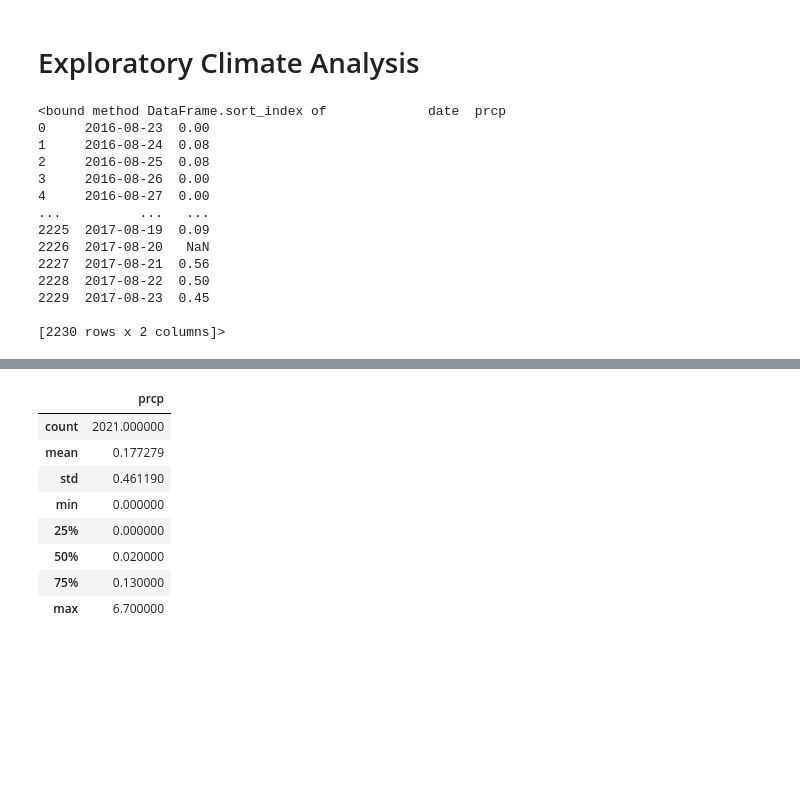
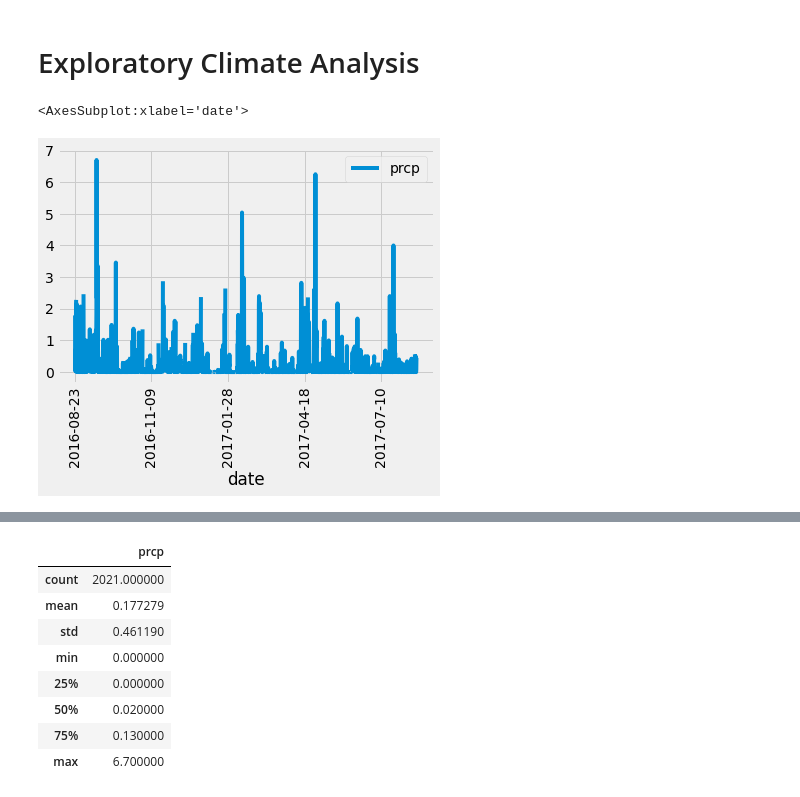
Before and after one commit to KManthey/sqlalchemy-challenge, a Jupyter notebook: climate_starter.ipynb, the cells around one changed output, grey strips where cells are left out. Cells and saved outputs as stored; diff of their text form; code cells hidden in the pictures; blank space fills up the shorter version.

```diff
--- a/climate_starter.ipynb
+++ b/climate_starter.ipynb
@@ -59,24 +51,12 @@ precipitation = session.query(Measurement.date, Measurement.prcp).filter(Measure
 # %%
 # Save the query results as a Pandas DataFrame and set the index to the date column
 precipitation_df = pd.DataFrame(precipitation)
 precipitation_df.set_index('date')
 precipitation_df
 
-# Sort the dataframe by date
-# ***note already sorting by date based on setting the index to the date column
-precipitation_df.sort_index
+# Sort the dataframe by date and plot using Pandas with Matplotlib
+precipitation_df = precipitation_df.sort_values('date')
+precipitation_df.plot(x='date', y='prcp', rot=90)
 # %% [output]
-<bound method DataFrame.sort_index of             date  prcp
-0     2016-08-23  0.00
-1     2016-08-24  0.08
-2     2016-08-25  0.08
-3     2016-08-26  0.00
-4     2016-08-27  0.00
-...          ...   ...
-2225  2017-08-19  0.09
-2226  2017-08-20   NaN
-2227  2017-08-21  0.56
-2228  2017-08-22  0.50
-2229  2017-08-23  0.45
-
-[2230 rows x 2 columns]>
+<AxesSubplot:xlabel='date'>
+[figure, added]
```
Also changed, not shown: parts of 29 cells of this notebook, 4 other files.
